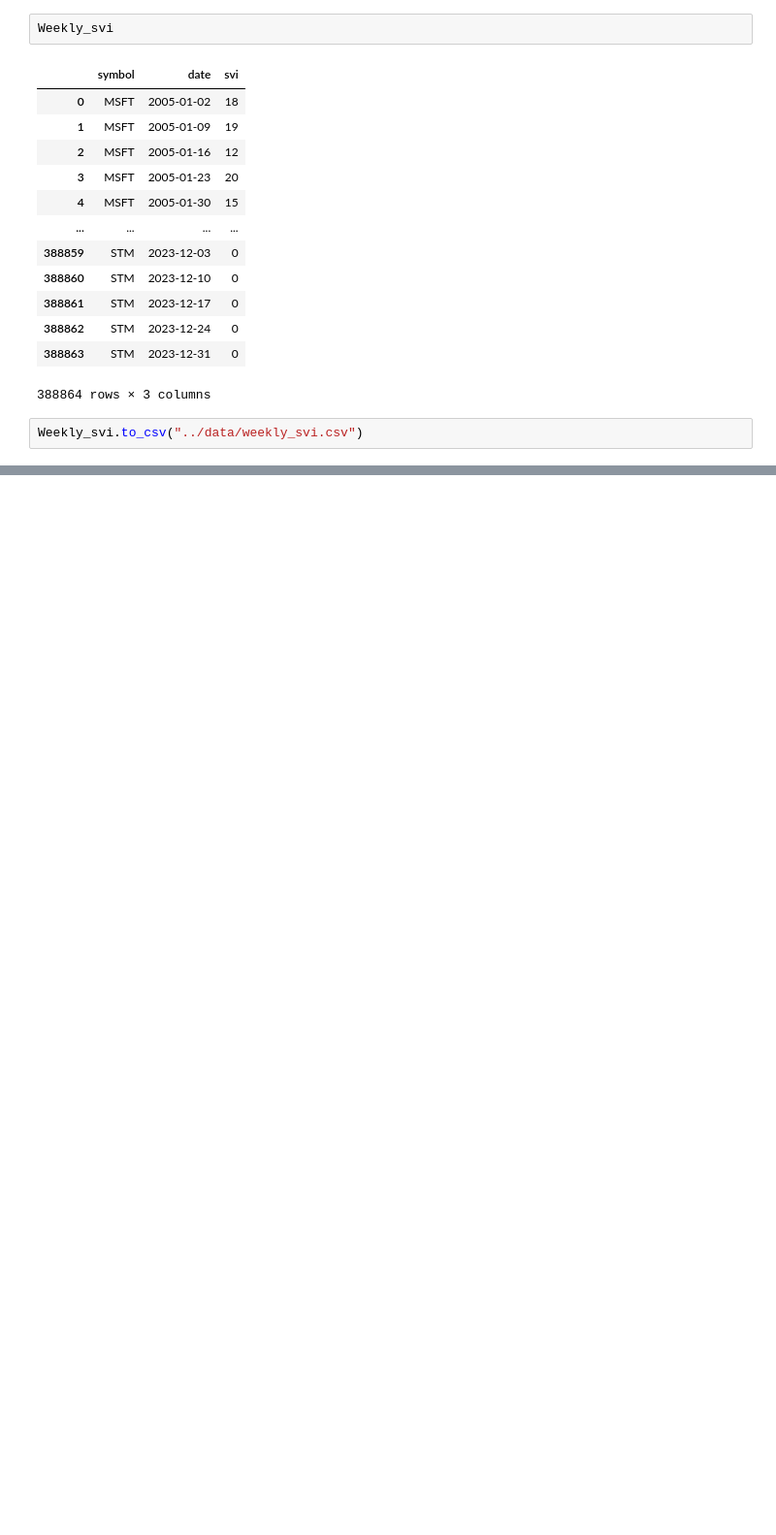
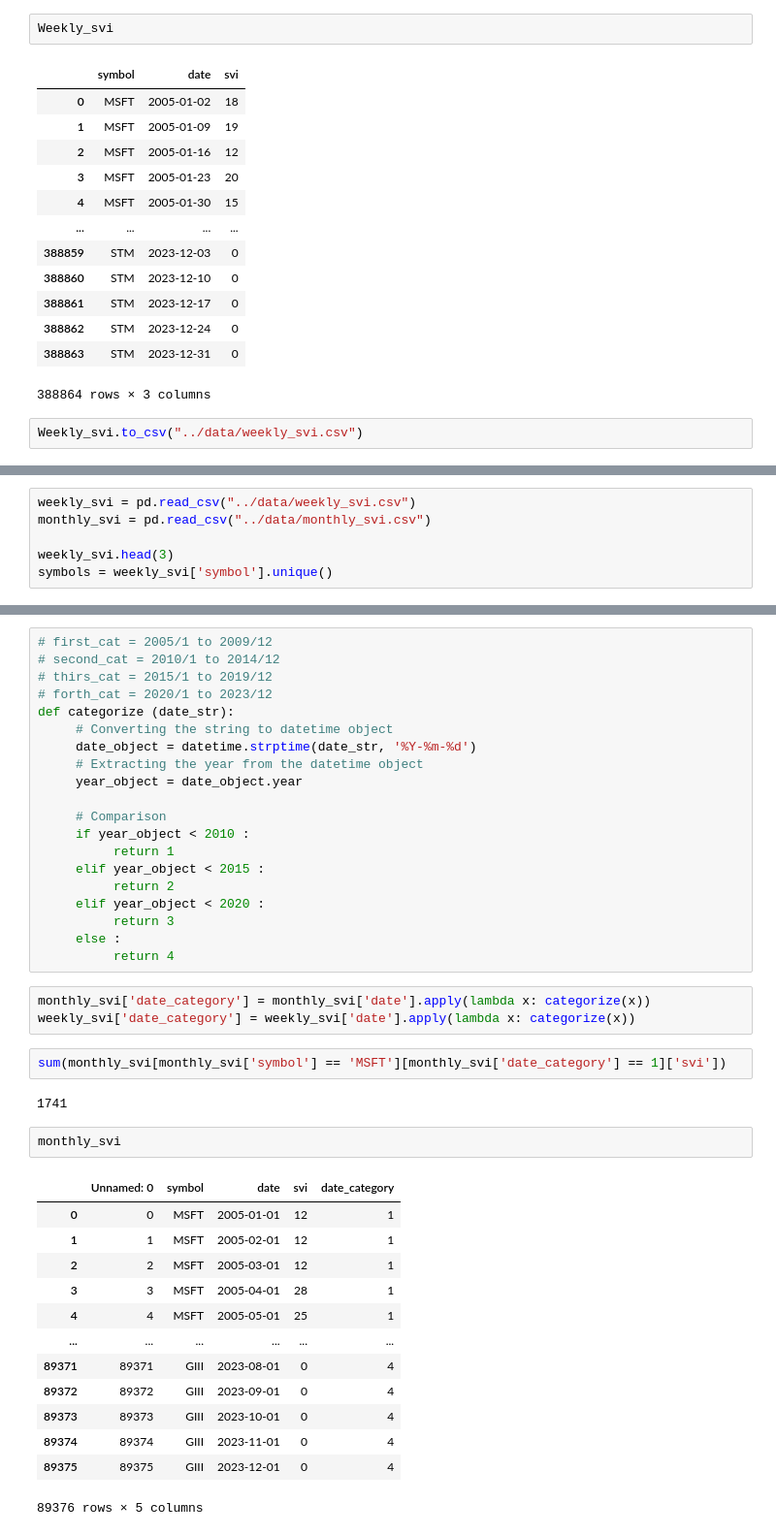
Before and after one commit to nikanhg/investor-attention-returns-patern, a Jupyter notebook: data-extraction/SVI_extraction.ipynb, the cells around one changed output, grey strips where cells are left out. Shown: that part at 97% size. Drawn from its saved outputs; the diff is of its cells as text; blank space fills up the shorter version.

```diff
--- a/data-extraction/SVI_extraction.ipynb
+++ b/data-extraction/SVI_extraction.ipynb
@@ -280,0 +285,6 @@ Weekly_svi.to_csv("../data/weekly_svi.csv")
+# %%
+weekly_svi = pd.read_csv("../data/weekly_svi.csv")
+monthly_svi = pd.read_csv("../data/monthly_svi.csv")
+
+weekly_svi.head(3)
+symbols = weekly_svi['symbol'].unique()
@@ -280,0 +301,43 @@ Weekly_svi.to_csv("../data/weekly_svi.csv")
+# %%
+# first_cat = 2005/1 to 2009/12
+# second_cat = 2010/1 to 2014/12
+# thirs_cat = 2015/1 to 2019/12
+# forth_cat = 2020/1 to 2023/12
+def categorize (date_str):
+     # Converting the string to datetime object
+     date_object = datetime.strptime(date_str, '%Y-%m-%d')
+     # Extracting the year from the datetime object
+     year_object = date_object.year
+
+     # Comparison
+     if year_object < 2010 :
+          return 1
+     elif year_object < 2015 :
+          return 2
+     elif year_object < 2020 :
+          return 3
+     else :
+          return 4
+# %%
+monthly_svi['date_category'] = monthly_svi['date'].apply(lambda x: categorize(x))
+weekly_svi['date_category'] = weekly_svi['date'].apply(lambda x: categorize(x))
+# %%
+sum(monthly_svi[monthly_svi['symbol'] == 'MSFT'][monthly_svi['date_category'] == 1]['svi'])
+# %% [output]
+1741
+# %%
+monthly_svi
+# %% [output]
+|  | Unnamed: 0 | symbol | date | svi | date_category |
+| 0 | 0 | MSFT | 2005-01-01 | 12 | 1 |
+| 1 | 1 | MSFT | 2005-02-01 | 12 | 1 |
+| 2 | 2 | MSFT | 2005-03-01 | 12 | 1 |
+| 3 | 3 | MSFT | 2005-04-01 | 28 | 1 |
+| 4 | 4 | MSFT | 2005-05-01 | 25 | 1 |
+| ... | ... | ... | ... | ... | ... |
+| 89371 | 89371 | GIII | 2023-08-01 | 0 | 4 |
+| 89372 | 89372 | GIII | 2023-09-01 | 0 | 4 |
+| 89373 | 89373 | GIII | 2023-10-01 | 0 | 4 |
+| 89374 | 89374 | GIII | 2023-11-01 | 0 | 4 |
+| 89375 | 89375 | GIII | 2023-12-01 | 0 | 4 |
+89376 rows × 5 columns
```
Also changed, not shown: parts of 8 cells of this notebook, 1 other file.
